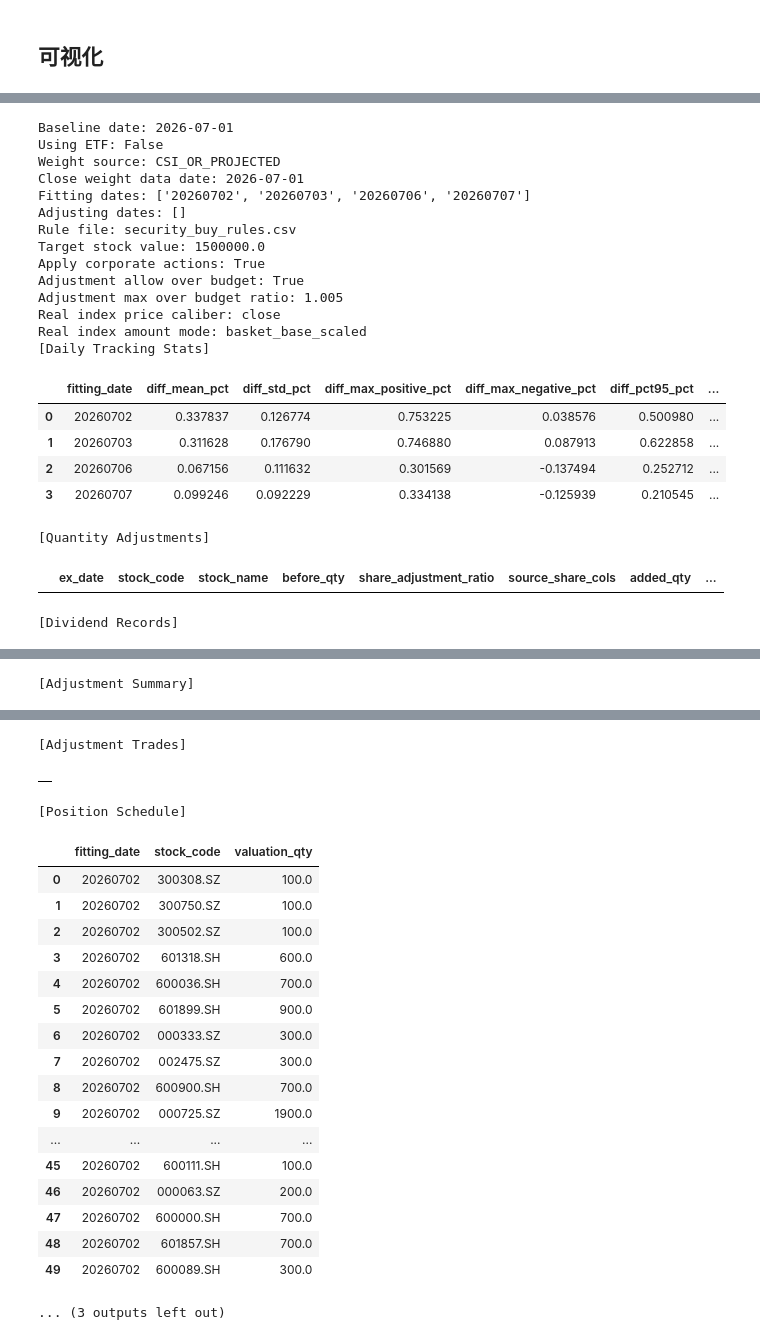
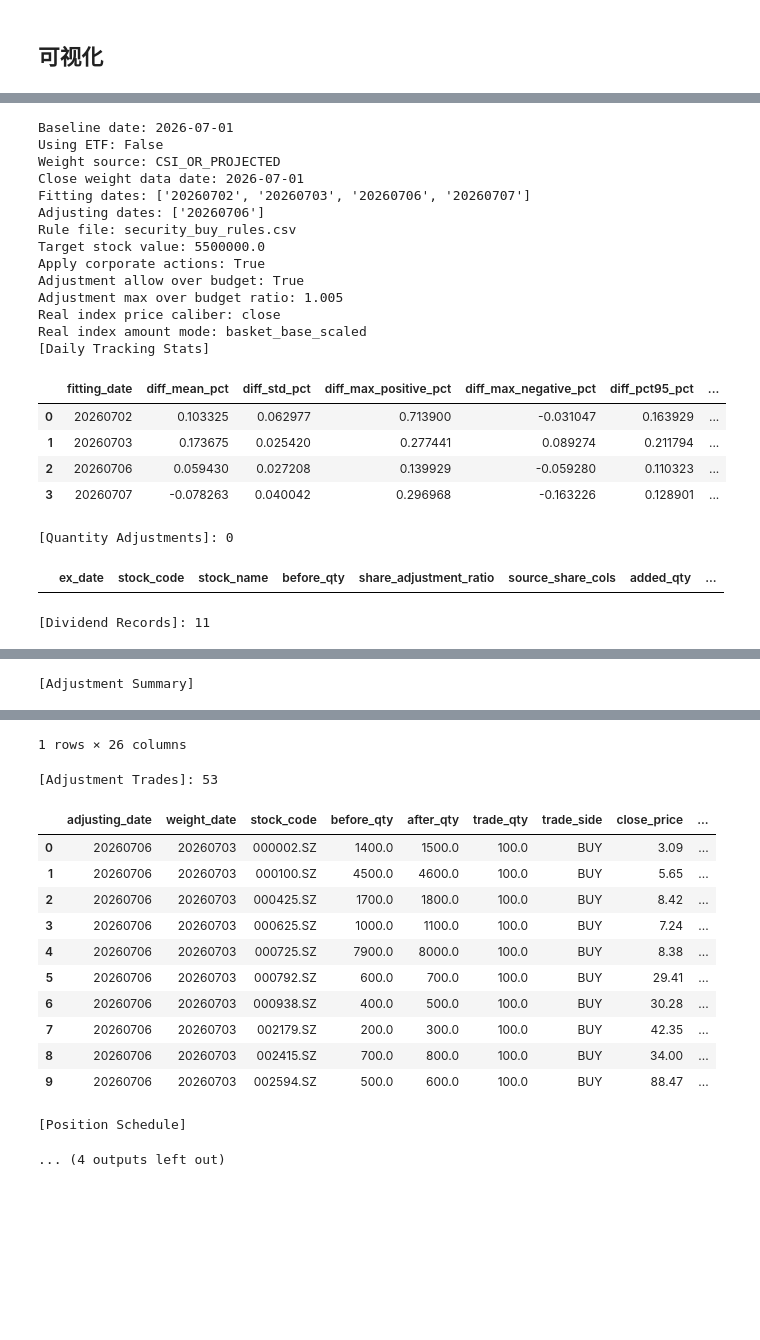
Before and after one commit to Wang-Bingjie-nus/Stock-Index-Fitting, a Jupyter notebook: stock_index_fitting_gogoal_v9.ipynb, the cells around one changed output, grey strips where cells are left out. Saved outputs shown, nothing was run; the diff lists cells and outputs as text; code cells hidden in the pictures; blank space fills up the shorter version.

```diff
--- a/stock_index_fitting_gogoal_v9.ipynb
+++ b/stock_index_fitting_gogoal_v9.ipynb
@@ -107,7 +107,7 @@ rule_file_path = "security_buy_rules.csv"
 
 # Fixed capital to allocate into the stock basket.
 # This is no longer derived from futures contract notional.
-target_stock_value = 1_500_000.0
+target_stock_value = 5_500_000.0
 
 # baseline_date is used to read closes and build the initial basket.
 # fitting_date_ls is used to read 1m ticks and evaluate the basket over one or more dates.
@@ -137,7 +137,7 @@ real_index_price_caliber = "close"
 
 # Real index amount calculation mode.
 # Only "basket_base_scaled" is supported in v9:
-# real_index_price / baseline_date_index_close * actual invested stock amount.
+# real_index_price / holding-regime index close * actual invested stock amount.
 real_index_amount_mode = "basket_base_scaled"
 # %% [markdown]
 ## 重复使用的辅助函数
@@ -2359,16 +2444,16 @@ display(df_daily_tracking_stats[[
     "real_index_price_caliber",
     "real_index_amount_mode",
 ]])
-print("[Quantity Adjustments]")
-display(df_quantity_adjustments.head(20))
-print("[Dividend Records]")
-display(df_dividend_records.head(20))
+print("[Quantity Adjustments]:", len(df_quantity_adjustments))
+display(df_quantity_adjustments.head(10))
+print("[Dividend Records]:", len(df_dividend_records))
+display(df_dividend_records.tail(10))
 print("[Adjustment Summary]")
 display(df_adjustment_summary)
-print("[Adjustment Trades]")
-display(df_adjustment_trades.head(50))
+print("[Adjustment Trades]:", len(df_adjustment_trades))
+display(df_adjustment_trades.head(10))
 print("[Position Schedule]")
-display(df_position_schedule.head(50))
+display(df_position_schedule.head(5))
 print("[Benchmark Base By Date]")
 display(df_benchmark_base_by_date)
 display(outputs["matplotlib_fig"])
@@ -2379,9 +2464,9 @@ Using ETF: False
 Weight source: CSI_OR_PROJECTED
 Close weight data date: 2026-07-01
 Fitting dates: ['20260702', '20260703', '20260706', '20260707']
-Adjusting dates: []
+Adjusting dates: ['20260706']
 Rule file: security_buy_rules.csv
-Target stock value: 1500000.0
+Target stock value: 5500000.0
 Apply corporate actions: True
 Adjustment allow over budget: True
 Adjustment max over budget ratio: 1.005
@@ -2389,11 +2474,11 @@ Real index price caliber: close
 Real index amount mode: basket_base_scaled
 [Daily Tracking Stats]
 |  | fitting_date | diff_mean_pct | diff_std_pct | diff_max_positive_pct | diff_max_negative_pct | diff_pct95_pct | ... |
-| 0 | 20260702 | 0.337837 | 0.126774 | 0.753225 | 0.038576 | 0.500980 | ... |
-| 1 | 20260703 | 0.311628 | 0.176790 | 0.746880 | 0.087913 | 0.622858 | ... |
-| 2 | 20260706 | 0.067156 | 0.111632 | 0.301569 | -0.137494 | 0.252712 | ... |
-| 3 | 20260707 | 0.099246 | 0.092229 | 0.334138 | -0.125939 | 0.210545 | ... |
+| 0 | 20260702 | 0.103325 | 0.062977 | 0.713900 | -0.031047 | 0.163929 | ... |
+| 1 | 20260703 | 0.173675 | 0.025420 | 0.277441 | 0.089274 | 0.211794 | ... |
+| 2 | 20260706 | 0.059430 | 0.027208 | 0.139929 | -0.059280 | 0.110323 | ... |
+| 3 | 20260707 | -0.078263 | 0.040042 | 0.296968 | -0.163226 | 0.128901 | ... |
-[Quantity Adjustments]
+[Quantity Adjustments]: 0
 |  | ex_date | stock_code | stock_name | before_qty | share_adjustment_ratio | source_share_cols | added_qty | ... |
-[Dividend Records]
+[Dividend Records]: 11
 |  | ex_date | stock_code | stock_name | holding_qty_for_dividend | cash_dividend_per_share | dividend_cash | ... |
@@ -2410,21 +2498,15 @@ Real index amount mode: basket_base_scaled
-[Adjustment Trades]
+1 rows × 26 columns
+[Adjustment Trades]: 53
-|  |
+|  | adjusting_date | weight_date | stock_code | before_qty | after_qty | trade_qty | trade_side | close_price | ... |
+| 0 | 20260706 | 20260703 | 000002.SZ | 1400.0 | 1500.0 | 100.0 | BUY | 3.09 | ... |
+| 1 | 20260706 | 20260703 | 000100.SZ | 4500.0 | 4600.0 | 100.0 | BUY | 5.65 | ... |
+| 2 | 20260706 | 20260703 | 000425.SZ | 1700.0 | 1800.0 | 100.0 | BUY | 8.42 | ... |
+| 3 | 20260706 | 20260703 | 000625.SZ | 1000.0 | 1100.0 | 100.0 | BUY | 7.24 | ... |
+| 4 | 20260706 | 20260703 | 000725.SZ | 7900.0 | 8000.0 | 100.0 | BUY | 8.38 | ... |
+| 5 | 20260706 | 20260703 | 000792.SZ | 600.0 | 700.0 | 100.0 | BUY | 29.41 | ... |
+| 6 | 20260706 | 20260703 | 000938.SZ | 400.0 | 500.0 | 100.0 | BUY | 30.28 | ... |
+| 7 | 20260706 | 20260703 | 002179.SZ | 200.0 | 300.0 | 100.0 | BUY | 42.35 | ... |
+| 8 | 20260706 | 20260703 | 002415.SZ | 700.0 | 800.0 | 100.0 | BUY | 34.00 | ... |
+| 9 | 20260706 | 20260703 | 002594.SZ | 500.0 | 600.0 | 100.0 | BUY | 88.47 | ... |
-[Position Schedule]
-|  | fitting_date | stock_code | valuation_qty |
-| 0 | 20260702 | 300308.SZ | 100.0 |
-| 1 | 20260702 | 300750.SZ | 100.0 |
-| 2 | 20260702 | 300502.SZ | 100.0 |
-| 3 | 20260702 | 601318.SH | 600.0 |
-| 4 | 20260702 | 600036.SH | 700.0 |
-| 5 | 20260702 | 601899.SH | 900.0 |
-| 6 | 20260702 | 000333.SZ | 300.0 |
-| 7 | 20260702 | 002475.SZ | 300.0 |
-| 8 | 20260702 | 600900.SH | 700.0 |
-| 9 | 20260702 | 000725.SZ | 1900.0 |
-| ... | ... | ... | ... |
-| 45 | 20260702 | 600111.SH | 100.0 |
-| 46 | 20260702 | 000063.SZ | 200.0 |
-| 47 | 20260702 | 600000.SH | 700.0 |
-| 48 | 20260702 | 601857.SH | 700.0 |
-| 49 | 20260702 | 600089.SH | 300.0 |
-... (3 outputs left out)
+[Position Schedule]
+... (4 outputs left out)
```
Also changed, not shown: parts of 18 cells of this notebook, 17 other files.
